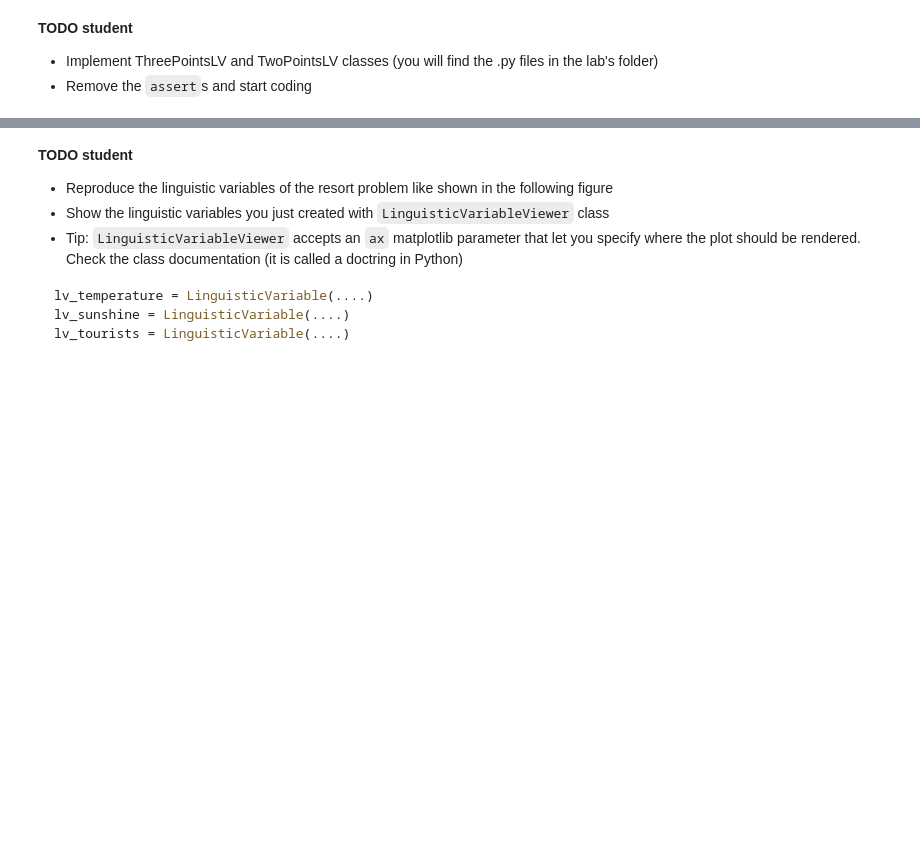
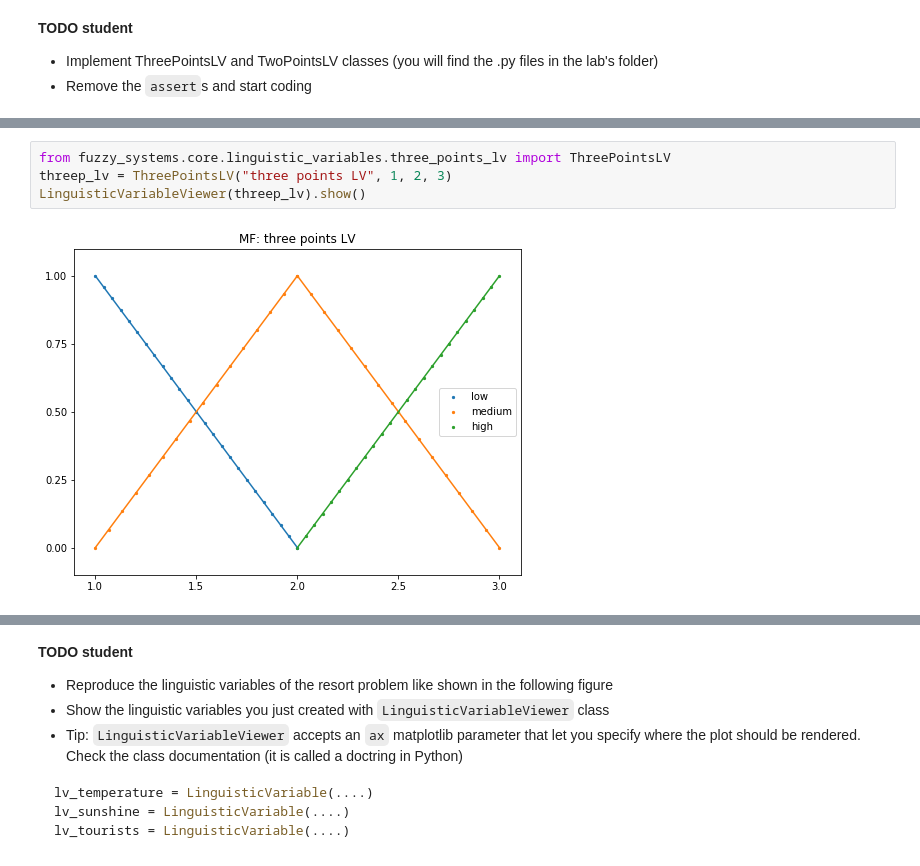
Before and after one commit to SachaKor/LFA-lab3, a Jupyter notebook: 020_linguistic_vars.ipynb, the cells around one changed output, grey strips where cells are left out. Saved outputs shown, nothing was run; the diff lists cells and outputs as text; blank space fills up the shorter version.

```diff
--- a/020_linguistic_vars.ipynb
+++ b/020_linguistic_vars.ipynb
@@ -125,3 +136,9 @@ class ThreePointsLV(LinguisticVariable):
+# %%
+from fuzzy_systems.core.linguistic_variables.three_points_lv import ThreePointsLV
+threep_lv = ThreePointsLV("three points LV", 1, 2, 3)
+LinguisticVariableViewer(threep_lv).show()
+# %% [output]
+[figure, added]
 # %%
 !pygmentize fuzzy_systems/core/linguistic_variables/two_points_lv.py
 # %% [output]
```
Also changed, not shown: parts of 4 cells of this notebook, 4 other files.
